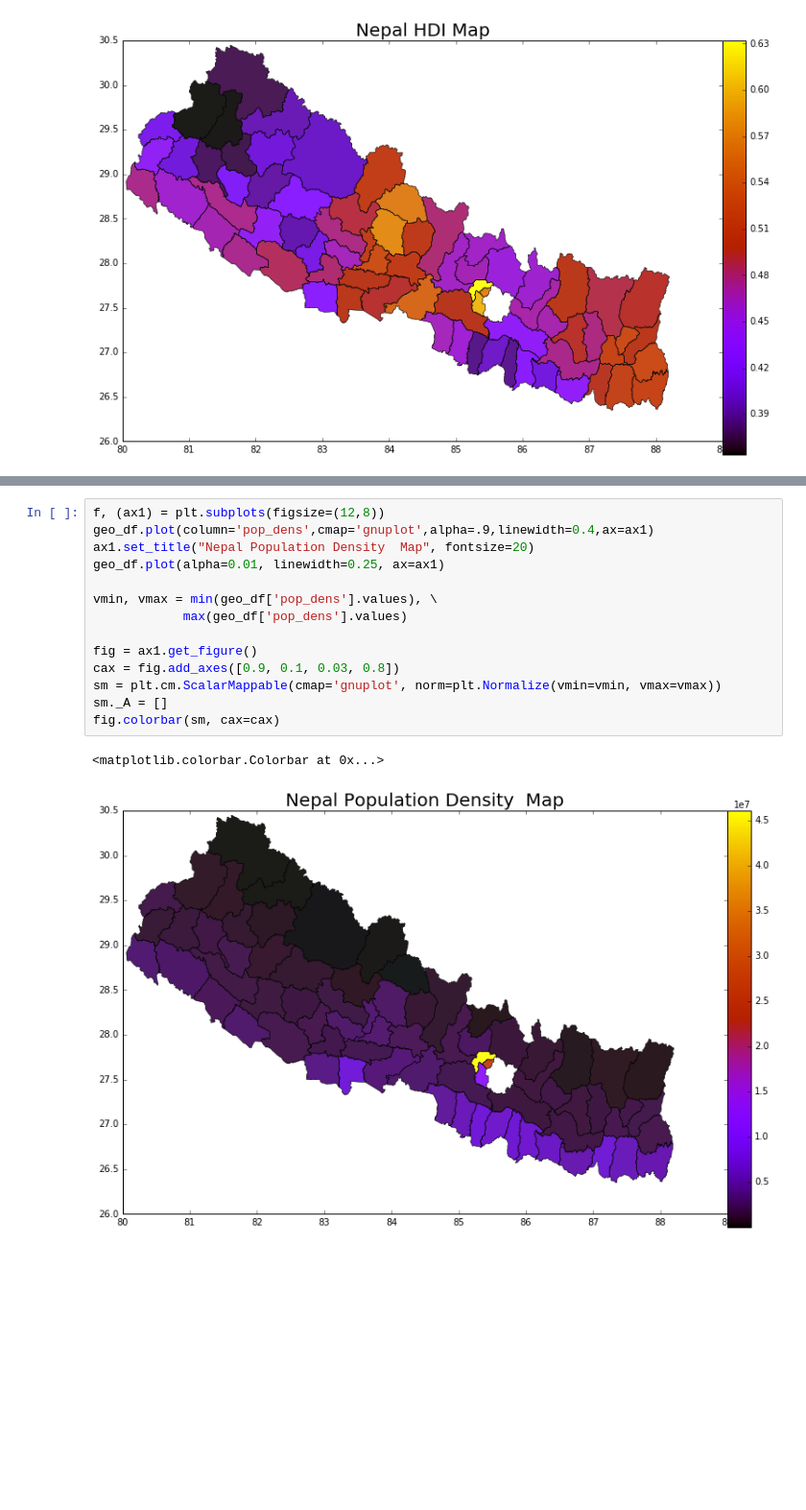
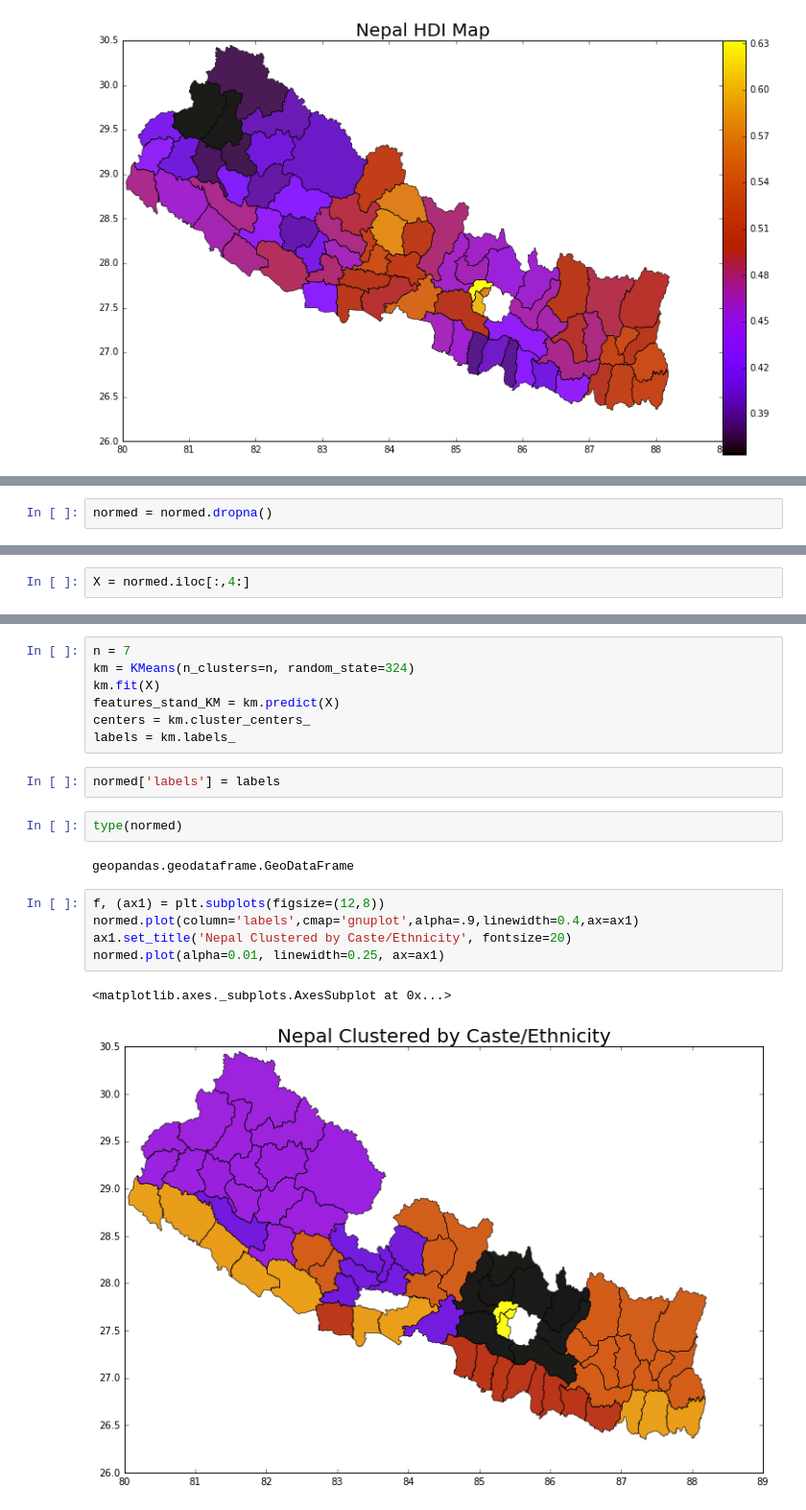
Before and after one commit to jvani/ML_Nepal, a Jupyter notebook: feature_exploration_kk.ipynb, the cells around one changed output, grey strips where cells are left out. Shown at 96% size. Saved outputs shown, nothing was run; the diff lists cells and outputs as text; blank space fills up the shorter version.

Commit message:
aggregating caste data and cluster

```diff
--- a/feature_exploration_kk.ipynb
+++ b/feature_exploration_kk.ipynb
@@ -132,0 +325,2 @@ fig.colorbar(sm, cax=cax)
+# %%
+normed = normed.dropna()
@@ -132,0 +331,2 @@ fig.colorbar(sm, cax=cax)
+# %%
+X = normed.iloc[:,4:]
@@ -133,17 +366,21 @@ fig.colorbar(sm, cax=cax)
+# %%
+n = 7
+km = KMeans(n_clusters=n, random_state=324)
+km.fit(X)
+features_stand_KM = km.predict(X)
+centers = km.cluster_centers_
+labels = km.labels_
+# %%
+normed['labels'] = labels
+# %%
+type(normed)
+# %% [output]
+geopandas.geodataframe.GeoDataFrame
 # %%
 f, (ax1) = plt.subplots(figsize=(12,8))
-geo_df.plot(column='pop_dens',cmap='gnuplot',alpha=.9,linewidth=0.4,ax=ax1)
-ax1.set_title("Nepal Population Density  Map", fontsize=20)
-geo_df.plot(alpha=0.01, linewidth=0.25, ax=ax1)
-
-vmin, vmax = min(geo_df['pop_dens'].values), \
-            max(geo_df['pop_dens'].values)
-
-fig = ax1.get_figure()
-cax = fig.add_axes([0.9, 0.1, 0.03, 0.8])
-sm = plt.cm.ScalarMappable(cmap='gnuplot', norm=plt.Normalize(vmin=vmin, vmax=vmax))
-sm._A = []
-fig.colorbar(sm, cax=cax)
+normed.plot(column='labels',cmap='gnuplot',alpha=.9,linewidth=0.4,ax=ax1)
+ax1.set_title('Nepal Clustered by Caste/Ethnicity', fontsize=20)
+normed.plot(alpha=0.01, linewidth=0.25, ax=ax1)
 # %% [output]
-<matplotlib.colorbar.Colorbar at 0x...>
+<matplotlib.axes._subplots.AxesSubplot at 0x...>
-[figure, old version]
+[figure, new version]
```
Also changed, not shown: parts of 63 cells of this notebook.
